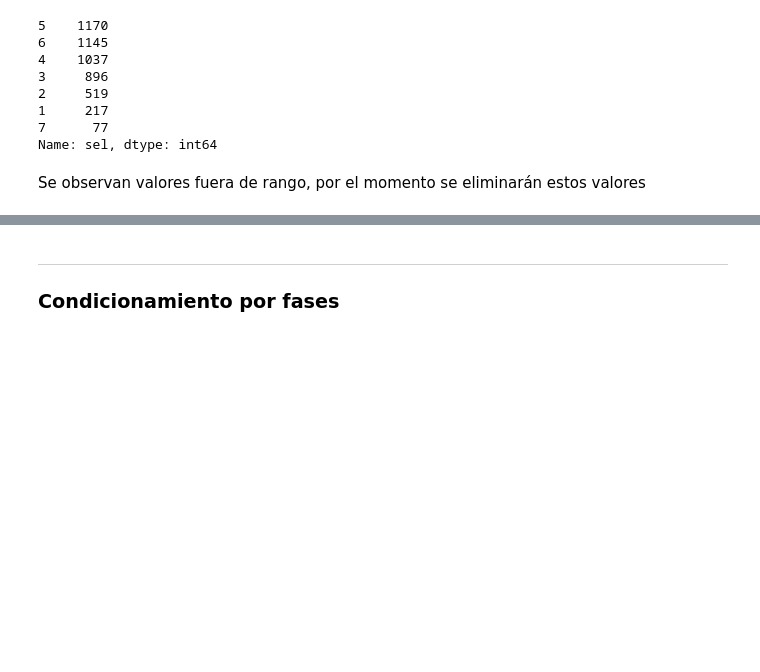
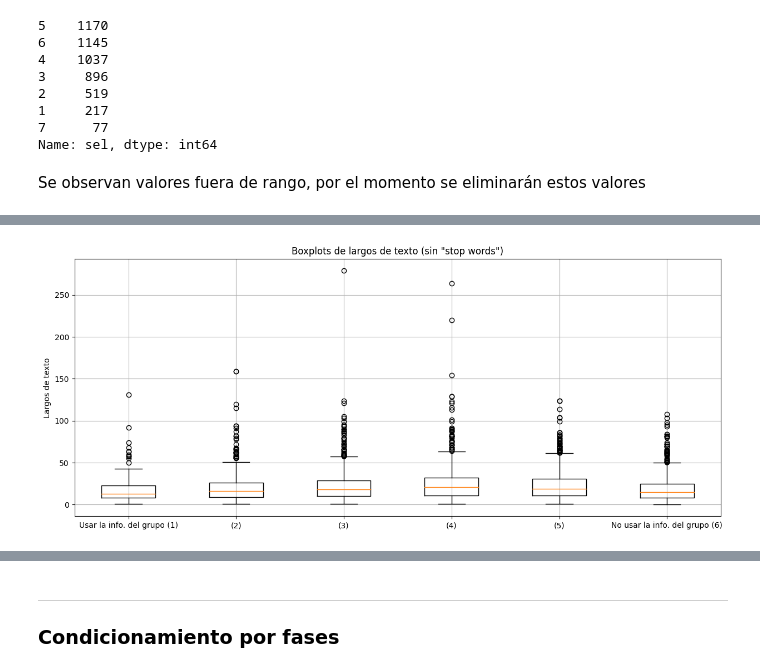
Before and after one commit to camilocarvajalreyes/ethicapp-nlp, a Jupyter notebook: exploracion_caso_julieta.ipynb, the cells around one changed output, grey strips where cells are left out. Cells and saved outputs as stored; diff of their text form; code cells hidden in the pictures; blank space fills up the shorter version.

```diff
--- a/exploracion_caso_julieta.ipynb
+++ b/exploracion_caso_julieta.ipynb
@@ -192,0 +185,18 @@ fig.suptitle("Tokens más comunes por valoración - caso {}".format(caso));
+# %%
+lengths_1 = comment_length(df[df['sel'] == 1],'comment',ignore=stopwords.words('spanish'))
+lengths_2 = comment_length(df[df['sel'] == 2],'comment',ignore=stopwords.words('spanish'))
+lengths_3 = comment_length(df[df['sel'] == 3],'comment',ignore=stopwords.words('spanish'))
+lengths_4 = comment_length(df[df['sel'] == 4],'comment',ignore=stopwords.words('spanish'))
+lengths_5 = comment_length(df[df['sel'] == 5],'comment',ignore=stopwords.words('spanish'))
+lengths_6 = comment_length(df[df['sel'] == 6],'comment',ignore=stopwords.words('spanish'))
+# %%
+plt.rcParams["figure.figsize"] = (15,6)
+fig, ax = plt.subplots()
+ax.boxplot([lengths_1, lengths_2, lengths_3, lengths_4, lengths_5, lengths_6])
+ax.set_ylabel('Largos de texto')
+ax.set_xticklabels(['Usar la info. del grupo (1)', '(2)', '(3)', '(4)', '(5)', 'No usar la info. del grupo (6)'])
+ax.set_title('Boxplots de largos de texto (sin "stop words")')
+plt.grid()
+plt.show()
+# %% [output]
+[figure, added]
```
Also changed, not shown: parts of 7 cells of this notebook, 1 other file.
